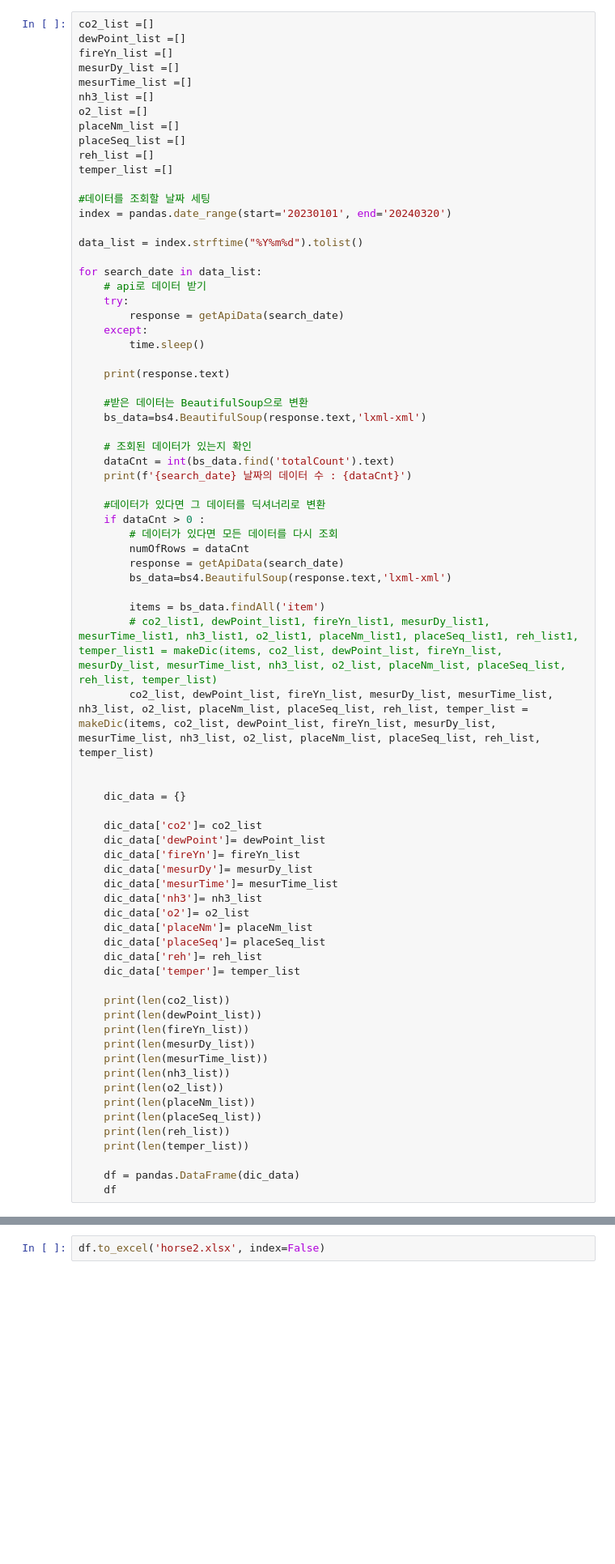
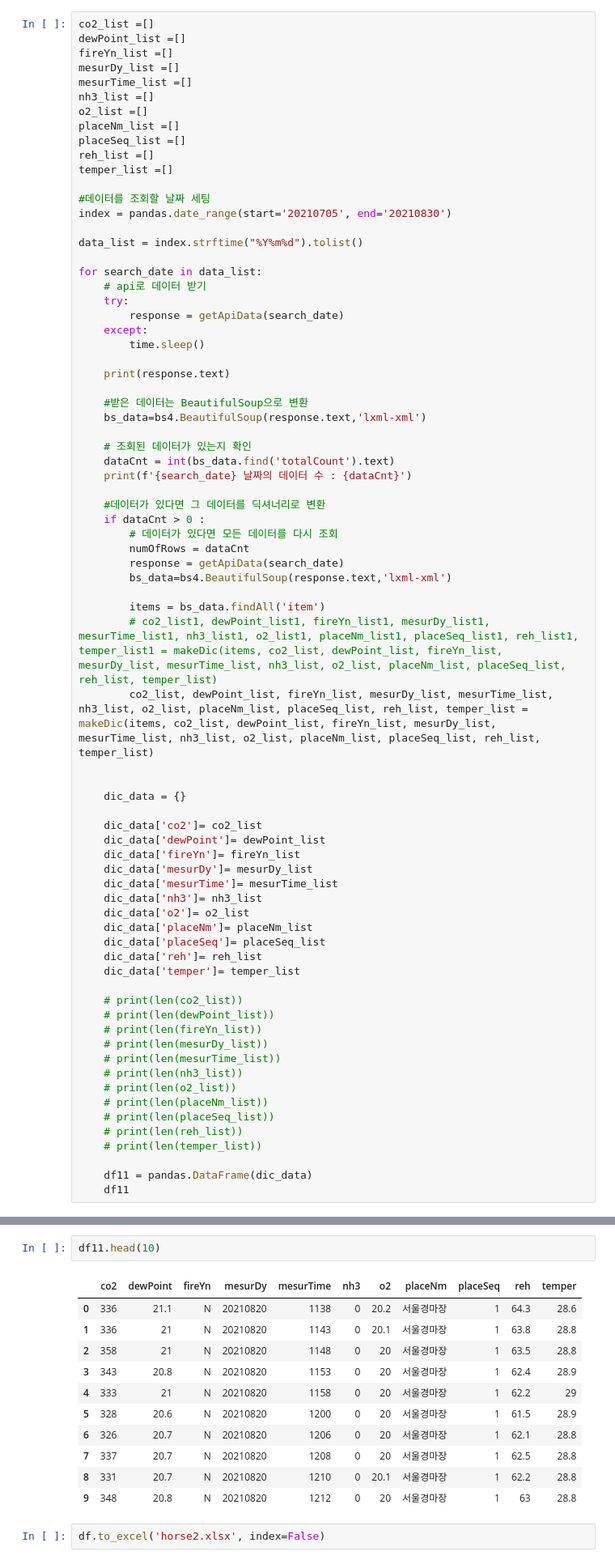
Before and after one commit to jadu9942/workspace_sts, a Jupyter notebook: python_study/파이썬_분석/마사회_2.ipynb, the cells around one changed output, grey strips where cells are left out. Shown at 81% size. Saved outputs shown, nothing was run; the diff lists cells and outputs as text; blank space fills up the shorter version.

```diff
--- a/python_study/파이썬_분석/마사회_2.ipynb
+++ b/python_study/파이썬_분석/마사회_2.ipynb
@@ -52,7 +52,7 @@ reh_list =[]
 temper_list =[]
 
 #데이터를 조회할 날짜 세팅
-index = pandas.date_range(start='20230101', end='20240320')
+index = pandas.date_range(start='20210705', end='20210830')
 
 data_list = index.strftime("%Y%m%d").tolist()
 
@@ -98,18 +98,18 @@ for search_date in data_list:
     dic_data['reh']= reh_list
     dic_data['temper']= temper_list
 
-    print(len(co2_list))
-    print(len(dewPoint_list))
-    print(len(fireYn_list))
-    print(len(mesurDy_list))
-    print(len(mesurTime_list))
-    print(len(nh3_list))
-    print(len(o2_list))
-    print(len(placeNm_list))
-    print(len(placeSeq_list))
-    print(len(reh_list))
-    print(len(temper_list))
+    # print(len(co2_list))
+    # print(len(dewPoint_list))
+    # print(len(fireYn_list))
+    # print(len(mesurDy_list))
+    # print(len(mesurTime_list))
+    # print(len(nh3_list))
+    # print(len(o2_list))
+    # print(len(placeNm_list))
+    # print(len(placeSeq_list))
+    # print(len(reh_list))
+    # print(len(temper_list))
 
-    df = pandas.DataFrame(dic_data)
-    df
+    df11 = pandas.DataFrame(dic_data)
+    df11
 # %% [output]
@@ -134,2 +133,16 @@ NameError: name 'time' is not defined
+# %%
+df11.head(10)
+# %% [output]
+|  | co2 | dewPoint | fireYn | mesurDy | mesurTime | nh3 | o2 | placeNm | placeSeq | reh | temper |
+| 0 | 336 | 21.1 | N | 20210820 | 1138 | 0 | 20.2 | 서울경마장 | 1 | 64.3 | 28.6 |
+| 1 | 336 | 21 | N | 20210820 | 1143 | 0 | 20.1 | 서울경마장 | 1 | 63.8 | 28.8 |
+| 2 | 358 | 21 | N | 20210820 | 1148 | 0 | 20 | 서울경마장 | 1 | 63.5 | 28.8 |
+| 3 | 343 | 20.8 | N | 20210820 | 1153 | 0 | 20 | 서울경마장 | 1 | 62.4 | 28.9 |
+| 4 | 333 | 21 | N | 20210820 | 1158 | 0 | 20 | 서울경마장 | 1 | 62.2 | 29 |
+| 5 | 328 | 20.6 | N | 20210820 | 1200 | 0 | 20 | 서울경마장 | 1 | 61.5 | 28.9 |
+| 6 | 326 | 20.7 | N | 20210820 | 1206 | 0 | 20 | 서울경마장 | 1 | 62.1 | 28.8 |
+| 7 | 337 | 20.7 | N | 20210820 | 1208 | 0 | 20 | 서울경마장 | 1 | 62.5 | 28.8 |
+| 8 | 331 | 20.7 | N | 20210820 | 1210 | 0 | 20.1 | 서울경마장 | 1 | 62.2 | 28.8 |
+| 9 | 348 | 20.8 | N | 20210820 | 1212 | 0 | 20 | 서울경마장 | 1 | 63 | 28.8 |
 # %%
 df.to_excel('horse2.xlsx', index=False)
```
Also changed, not shown: parts of 19 cells of this notebook, 4 other files.
